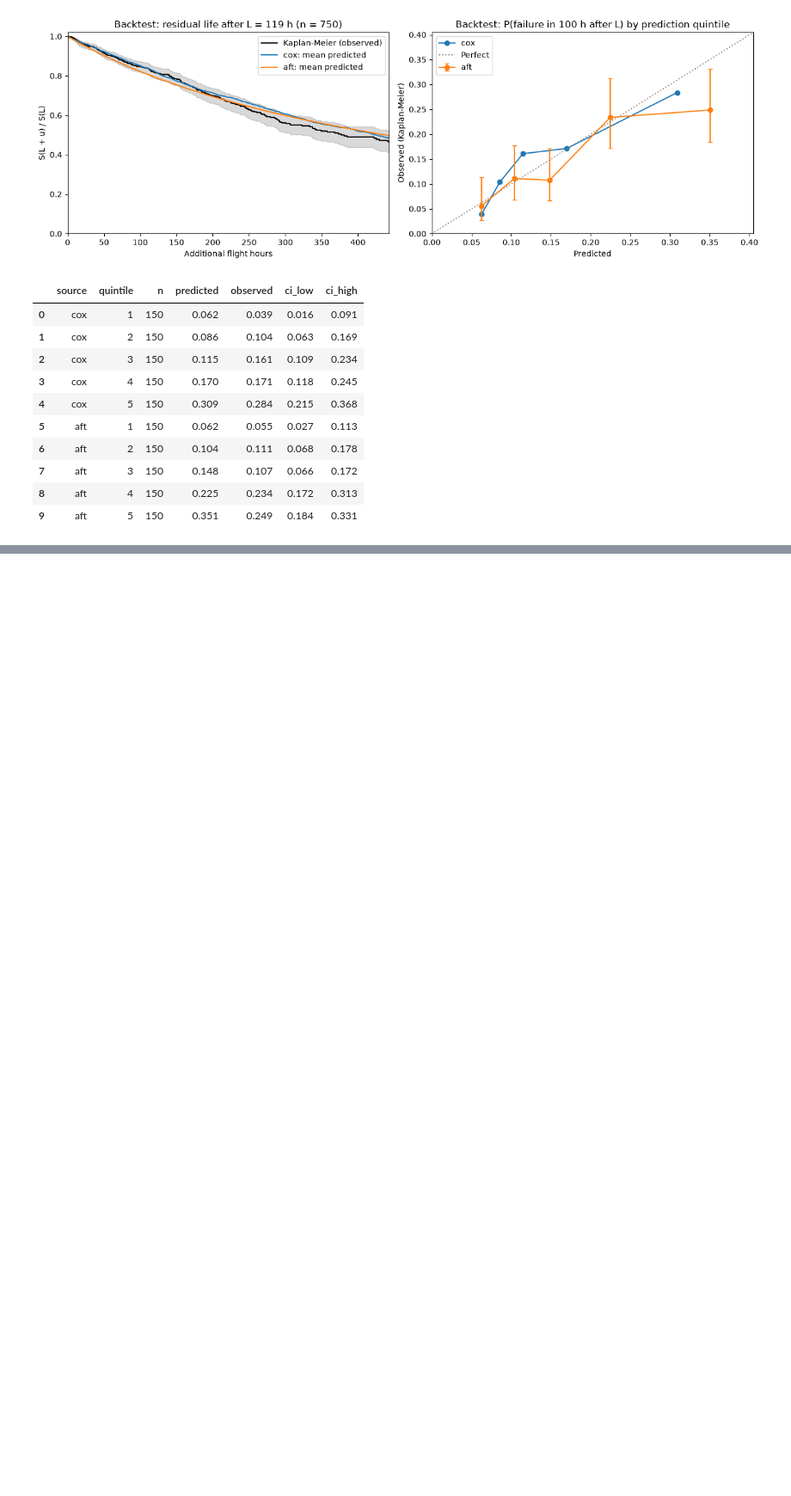
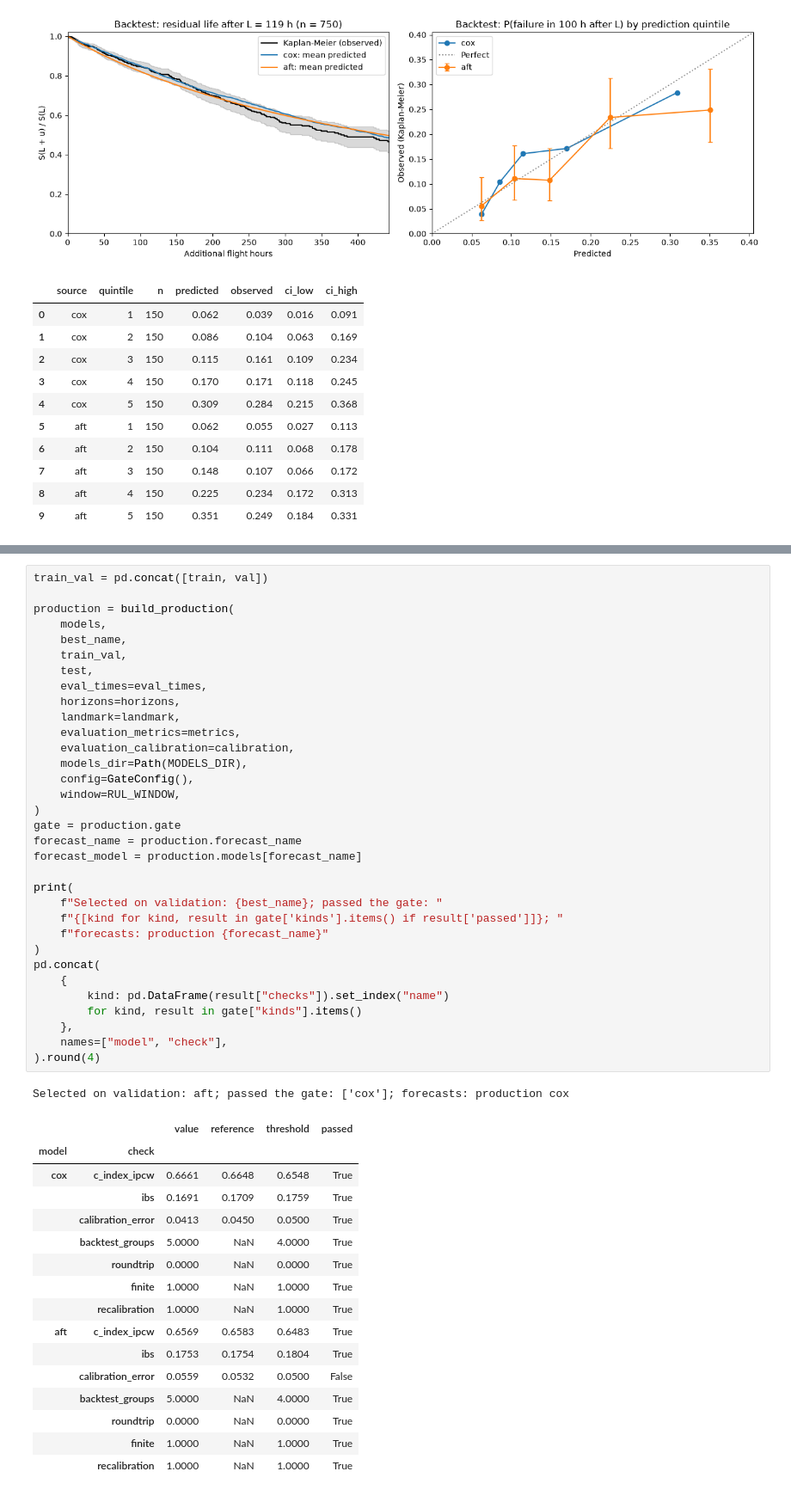
Before and after one commit to timofeytkachenko/drone_survival_analysis, a Jupyter notebook: drone_survival.ipynb, the cells around one changed output, grey strips where cells are left out. Shown at 86% size. Drawn from its saved outputs; the diff is of its cells as text; blank space fills up the shorter version.

```diff
--- a/drone_survival.ipynb
+++ b/drone_survival.ipynb
@@ -727,0 +718,51 @@ Training drones still at risk at [1174.0, 1761.0, 2348.0] h: [124, 20, 4]
+# %%
+train_val = pd.concat([train, val])
+
+production = build_production(
+    models,
+    best_name,
+    train_val,
+    test,
+    eval_times=eval_times,
+    horizons=horizons,
+    landmark=landmark,
+    evaluation_metrics=metrics,
+    evaluation_calibration=calibration,
+    models_dir=Path(MODELS_DIR),
+    config=GateConfig(),
+    window=RUL_WINDOW,
+)
+gate = production.gate
+forecast_name = production.forecast_name
+forecast_model = production.models[forecast_name]
+
+print(
+    f"Selected on validation: {best_name}; passed the gate: "
+    f"{[kind for kind, result in gate['kinds'].items() if result['passed']]}; "
+    f"forecasts: production {forecast_name}"
+)
+pd.concat(
+    {
+        kind: pd.DataFrame(result["checks"]).set_index("name")
+        for kind, result in gate["kinds"].items()
+    },
+    names=["model", "check"],
+).round(4)
+# %% [output]
+Selected on validation: aft; passed the gate: ['cox']; forecasts: production cox
+|  |  | value | reference | threshold | passed |
+| model | check |  |  |  |  |
+| cox | c_index_ipcw | 0.6661 | 0.6648 | 0.6548 | True |
+|  | ibs | 0.1691 | 0.1709 | 0.1759 | True |
+|  | calibration_error | 0.0413 | 0.0450 | 0.0500 | True |
+|  | backtest_groups | 5.0000 | NaN | 4.0000 | True |
+|  | roundtrip | 0.0000 | NaN | 0.0000 | True |
+|  | finite | 1.0000 | NaN | 1.0000 | True |
+|  | recalibration | 1.0000 | NaN | 1.0000 | True |
+| aft | c_index_ipcw | 0.6569 | 0.6583 | 0.6483 | True |
+|  | ibs | 0.1753 | 0.1754 | 0.1804 | True |
+|  | calibration_error | 0.0559 | 0.0532 | 0.0500 | False |
+|  | backtest_groups | 5.0000 | NaN | 4.0000 | True |
+|  | roundtrip | 0.0000 | NaN | 0.0000 | True |
+|  | finite | 1.0000 | NaN | 1.0000 | True |
+|  | recalibration | 1.0000 | NaN | 1.0000 | True |
```
Also changed, not shown: parts of 22 cells of this notebook, 34 other files.
